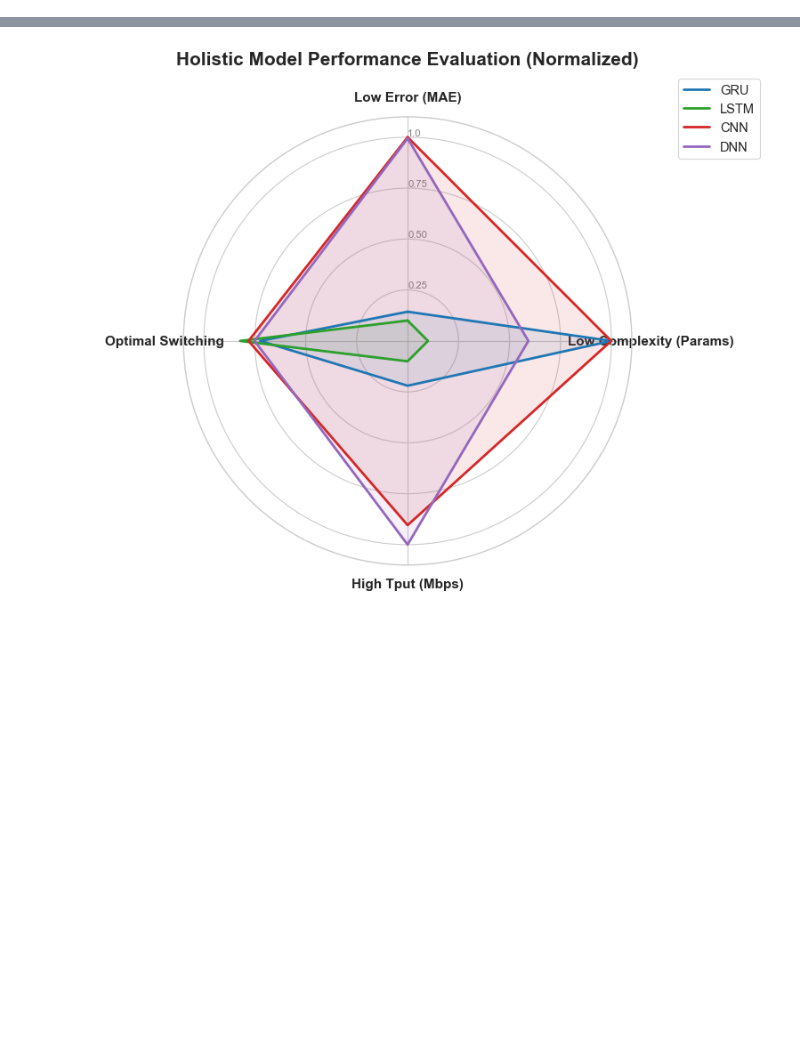
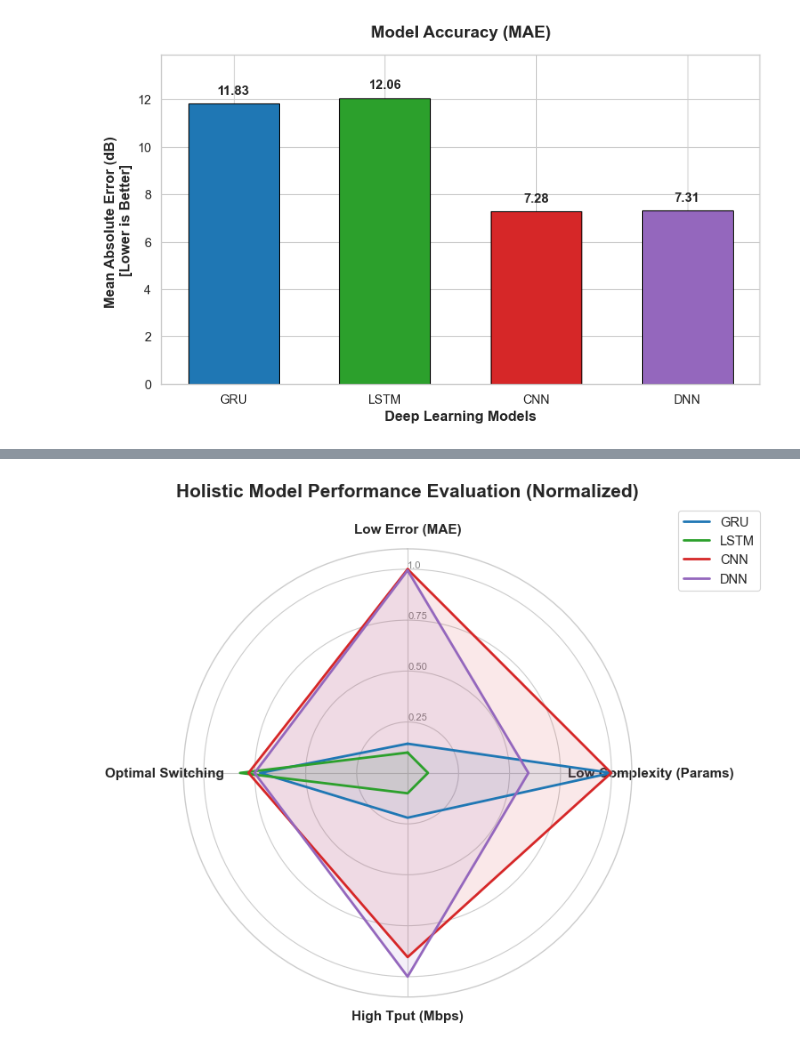
Before and after one commit to WarlockZul/FYP-Deep-Learning-D2D-Mode-Selection, a Jupyter notebook: notebooks/tradeoff_analysis.ipynb, the cells around one changed output, grey strips where cells are left out. Cells and saved outputs as stored; diff of their text form; code cells hidden in the pictures; blank space fills up the shorter version.

```diff
--- a/notebooks/tradeoff_analysis.ipynb
+++ b/notebooks/tradeoff_analysis.ipynb
@@ -27,3 +37,94 @@ Final Evaluation Data Loaded Successfully!
 | lstm | 12.06 | 14.78 | -0.770 | 95.1 | 44.08 | 208001 | 812.5 | 416002 | 0.10 | ... |
 | cnn | 7.28 | 9.17 | 0.303 | 95.9 | 36.51 | 41857 | 163.5 | 83714 | 0.13 | ... |
 | dnn | 7.31 | 9.19 | 0.300 | 95.7 | 36.63 | 116993 | 457.0 | 233986 | 0.09 | ... |
+# %%
+# Ensure the directory exists for standalone graphs
+save_dir = '../data/results/standalone_graphs'
+os.makedirs(save_dir, exist_ok=True)
+
+# Define the metrics we want to isolate:
+# (Column Name, Y-axis Label, Title, Filename)
+metrics_to_plot = [
+    # Prediction Metrics
+    ('MAE (dB)', 'Mean Absolute Error (dB) \n[Lower is Better]', 'Model Accuracy (MAE)', 'standalone_mae.png'),
+    ('RMSE', 'Root Mean Squared Error \n[Lower is Better]', 'Model Accuracy (RMSE)', 'standalone_rmse.png'),
+    ('R2 Score', 'R2 Score \n[Higher is Better]', 'Coefficient of Determination (R2)', 'standalone_r2.png'),
+
+    # Uncertainty Metrics
+    ('PICP (%)', 'Coverage Probability (%) \n[Target >= 95%]', 'Prediction Interval Coverage (PICP)', 'standalone_picp.png'),
+    ('MPIW (dB)', 'Interval Width (dB) \n[Lower is Better]', 'Mean Prediction Interval Width (MPIW)', 'standalone_mpiw.png'),
+
+    # Computational Metrics
+    ('Params', 'Total Parameters \n[Lower is Better]', 'Hardware Complexity (Parameters)', 'standalone_params.png'),
+    ('Mem (KB)', 'Memory Footprint (KB) \n[Lower is Better]', 'Memory Usage Comparison', 'standalone_memory.png'),
+    ('FLOPs', 'Estimated Operations \n[Lower is Better]', 'Computational Load (FLOPs)', 'standalone_flops.png'),
+    ('Inference (ms)', 'Inference Time (ms) \n[Lower is Better]', 'Inference Latency', 'standalone_inference.png'),
+
+    # System Metrics
+    ('Avg Tput (Mbps)', 'Average Throughput (Mbps) \n[Higher is Better]', 'Network Capacity (Throughput)', 'standalone_throughput.png'),
+    ('Spectral Eff (bps/Hz)', 'Spectral Efficiency (bps/Hz) \n[Higher is Better]', 'Spectral Efficiency', 'standalone_spectral_eff.png'),
+    ('Switch Rate (%)', 'Switch Rate (%) \n[Optimal is ~20%]', 'Network Stability (Switch Rate)', 'standalone_switch_rate.png'),
+    ('Avg D2D Stay (s)', 'Avg D2D Residence Time (s) \n[Higher is Better]', 'Network Stability (D2D Stay)', 'standalone_d2d_stay.png')
+]
+
+# Create an ordered list of colors based on the current DataFrame index
+ordered_colors = [colors[model_name.lower()] for model_name in df.index]
+
+# Loop through and generate a separate graph for each
+for col, ylabel, title, filename in metrics_to_plot:
+    plt.figure(figsize=(8, 5))
+
+    # Create the bar chart
+    bars = plt.bar(df.index.str.upper(), df[col], color=ordered_colors, edgecolor='black', width=0.6)
+
+    # Labeling
+    plt.title(title, fontsize=14, fontweight='bold', pad=15)
+    plt.ylabel(ylabel, fontsize=12, fontweight='bold')
+    plt.xlabel('Deep Learning Models', fontsize=12, fontweight='bold')
+
+    # Dynamic Y-Axis Scaling (Handles negative values like R2 Score safely)
+    y_max = df[col].max()
+    y_min = df[col].min()
+
+    pad_upper = y_max * 0.15 if y_max > 0 else 0
+    pad_lower = y_min * 0.15 if y_min < 0 else 0
+
+    upper_lim = y_max + pad_upper if y_max > 0 else 0
+    lower_lim = y_min + pad_lower if y_min < 0 else 0
+
+    # Prevent matplotlib crash if everything is exactly 0
+    if upper_lim == 0 and lower_lim == 0:
+        upper_lim = 1.0
+
+    plt.ylim(lower_lim, upper_lim)
+
+    # Add the exact numbers on top of each bar for clarity
+    for bar in bars:
+        yval = bar.get_height()
+
+        # Smart formatting based on the metric type
+        if col in ['Params', 'FLOPs']:
+            label = f"{int(yval):,}" # Adds commas (e.g., 208,001)
+        elif col in ['R2 Score', 'Spectral Eff (bps/Hz)']:
+            label = f"{yval:.3f}"    # 3 decimal places for sensitive ratios
+        else:
+            label = f"{yval:.2f}"    # Standard 2 decimal places
+
+        # Determine placement based on whether the bar is positive or negative
+        if yval >= 0:
+            offset = upper_lim * 0.02 if upper_lim != 0 else 0.1
+            plt.text(bar.get_x() + bar.get_width()/2, yval + offset,
+                     label, ha='center', va='bottom', fontsize=11, fontweight='bold')
+        else:
+            offset = lower_lim * 0.02 if lower_lim != 0 else -0.1
+            plt.text(bar.get_x() + bar.get_width()/2, yval + offset,
+                     label, ha='center', va='top', fontsize=11, fontweight='bold')
+
+    plt.tight_layout()
+
+    # Save and show
+    save_path = os.path.join(save_dir, filename)
+    plt.savefig(save_path, dpi=300)
+    print(f"✓ Saved: {save_path}")
+    plt.show()
+# %% [output]
@@ -29,0 +132 @@ Final Evaluation Data Loaded Successfully!
+[figure, added]
```
Also changed, not shown: parts of 9 cells of this notebook, 12 other files.
